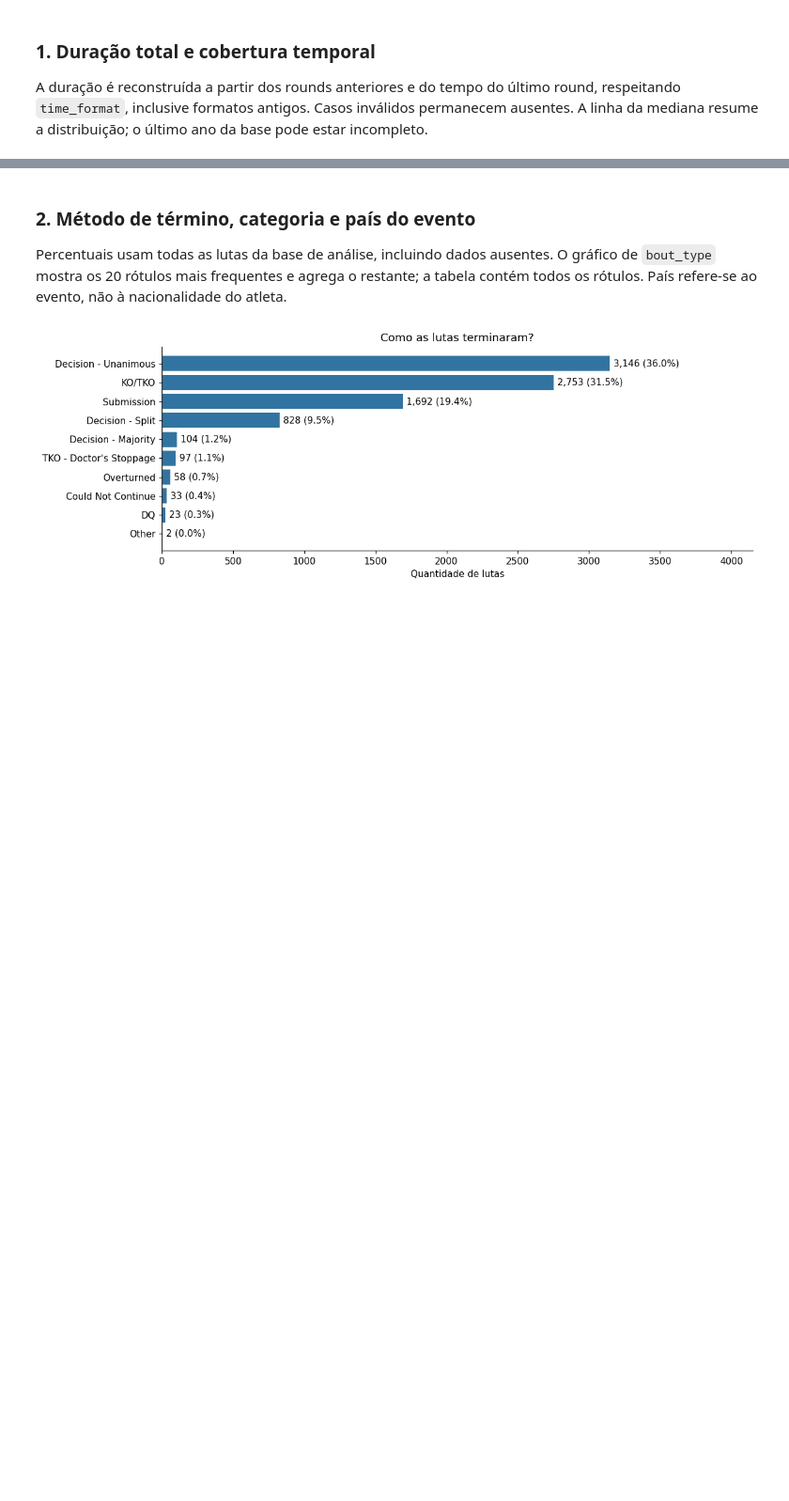
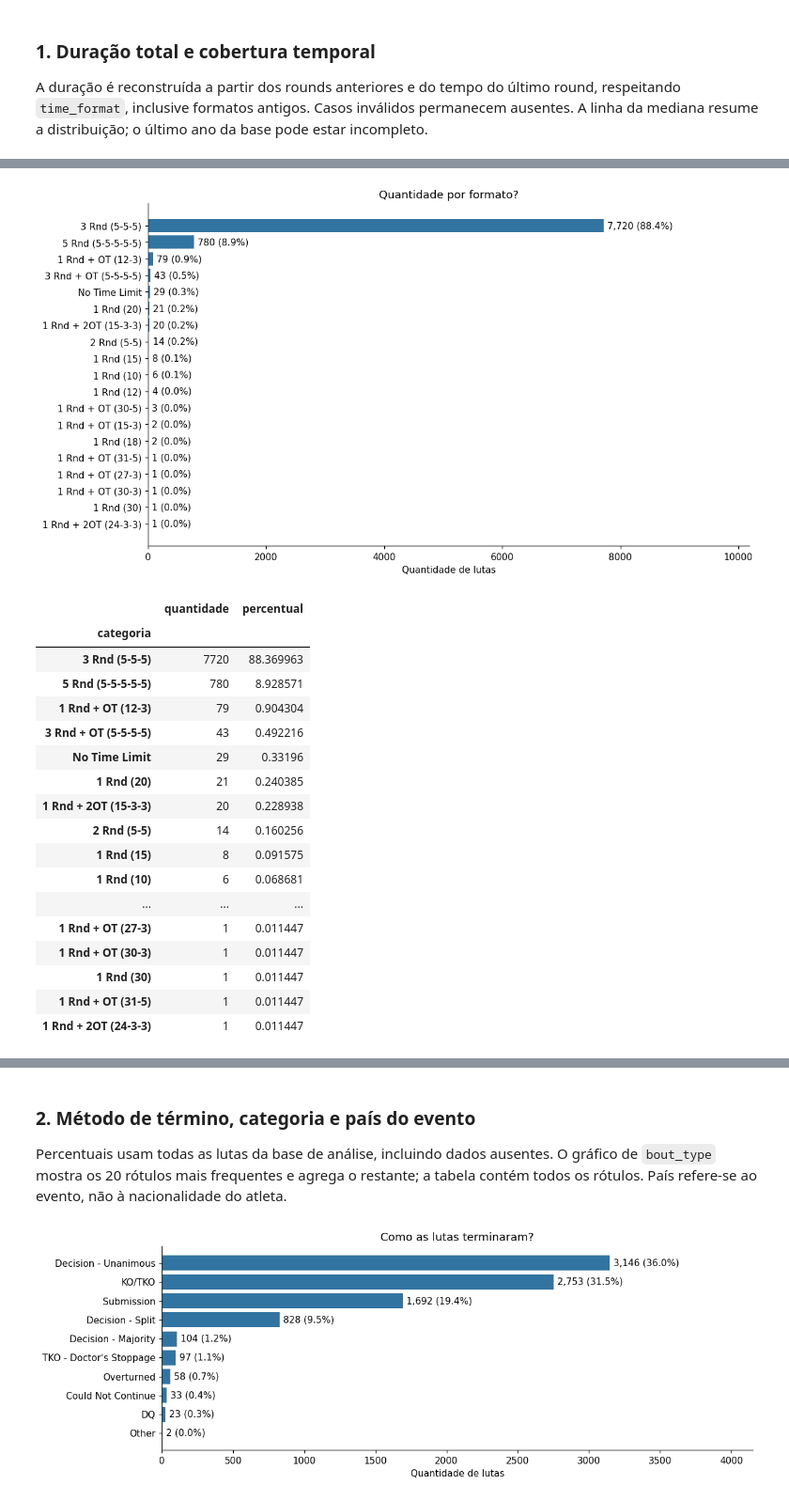
Before and after one commit to EduardoDemetrio/mma-data-lab, a Jupyter notebook: Eda_tcc_ed.ipynb, the cells around one changed output, grey strips where cells are left out. Shown at 94% size. Saved outputs shown, nothing was run; the diff lists cells and outputs as text; code cells hidden in the pictures; blank space fills up the shorter version.

```diff
--- a/Eda_tcc_ed.ipynb
+++ b/Eda_tcc_ed.ipynb
@@ -534,3 +561,25 @@ print('Datas ausentes/inválidas:', eda['data_evento'].isna().sum())
 [figure]
 Cobertura: 1994-03-11 00:00:00 até 2026-06-27 00:00:00
 Datas ausentes/inválidas: 0
+# %%
+frequencias(eda['time_format'], 'Quantidade por formato?')
+# %% [output]
+[figure, added]
+|  | quantidade | percentual |
+| categoria |  |  |
+| 3 Rnd (5-5-5) | 7720 | 88.369963 |
+| 5 Rnd (5-5-5-5-5) | 780 | 8.928571 |
+| 1 Rnd + OT (12-3) | 79 | 0.904304 |
+| 3 Rnd + OT (5-5-5-5) | 43 | 0.492216 |
+| No Time Limit | 29 | 0.33196 |
+| 1 Rnd (20) | 21 | 0.240385 |
+| 1 Rnd + 2OT (15-3-3) | 20 | 0.228938 |
+| 2 Rnd (5-5) | 14 | 0.160256 |
+| 1 Rnd (15) | 8 | 0.091575 |
+| 1 Rnd (10) | 6 | 0.068681 |
+| ... | ... | ... |
+| 1 Rnd + OT (27-3) | 1 | 0.011447 |
+| 1 Rnd + OT (30-3) | 1 | 0.011447 |
+| 1 Rnd (30) | 1 | 0.011447 |
+| 1 Rnd + OT (31-5) | 1 | 0.011447 |
+| 1 Rnd + 2OT (24-3-3) | 1 | 0.011447 |
```
Also changed, not shown: parts of 18 cells of this notebook.
